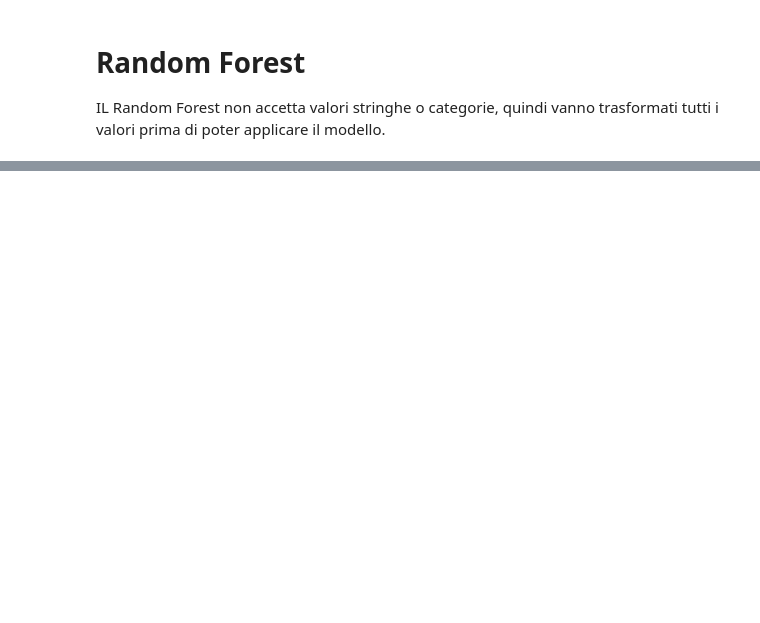
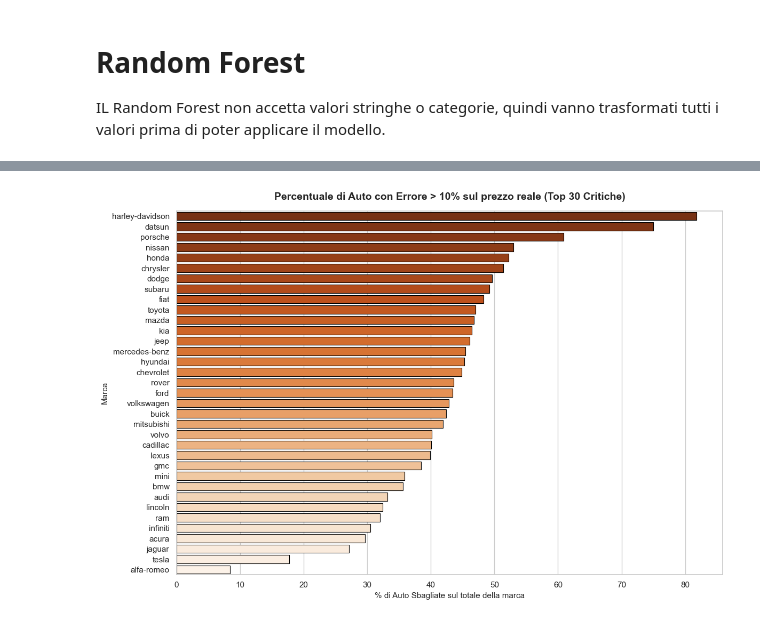
Before and after one commit to Vesp3x/verifica_finale, a Jupyter notebook: random_forest.ipynb, the cells around one changed output, grey strips where cells are left out. Cells and saved outputs as stored; diff of their text form; code cells hidden in the pictures; blank space fills up the shorter version.

```diff
--- a/random_forest.ipynb
+++ b/random_forest.ipynb
@@ -849,0 +378,96 @@ print("   -> File 'modello_random_forest.joblib' creato con successo!")
+# %%
+import numpy as np
+import pandas as pd
+import matplotlib.pyplot as plt
+import seaborn as sns
+
+# =========================================================================
+# 1. RECUPERO MARCHE E CALCOLO ERRORE RELATIVO
+# =========================================================================
+colonne_make = [col for col in X_wo_test.columns if col.startswith('make_')]
+
+if colonne_make:
+    marche_ricostruite = X_wo_test[colonne_make].idxmax(axis=1).str.replace('make_', '')
+else:
+    marche_ricostruite = X_wo_test['manufacturer']
+
+# Creiamo il DataFrame principale
+df_errori = pd.DataFrame({
+    'marca': marche_ricostruite,
+    'prezzo_reale': y_wo_test,
+    'prezzo_predetto': y_pred,
+    'errore_assoluto': np.abs(y_wo_test - y_pred)
+})
+
+# Calcoliamo l'errore relativo percentuale rispetto al prezzo REALE dell'auto
+# Esempio: se errore_assoluto è 1500 e il prezzo reale è 10000 -> 15%
+df_errori['errore_relativo_pct'] = (df_errori['errore_assoluto'] / df_errori['prezzo_reale']) * 100
+
+# =========================================================================
+# 2. AGGREGAZIONE CON SOGLIA DEL 10%
+# =========================================================================
+# 2a. Volumi totali per marca
+volumi_totali = df_errori.groupby('marca').size().to_frame('auto_totali')
+
+# 2b. Filtriamo le auto "sbagliate": l'errore percentuale supera il 10%
+df_sbagliate_oltre_10pct = df_errori[df_errori['errore_relativo_pct'] > 10.0]
+
+# 2c. Aggreghiamo i dati delle auto che superano la tolleranza
+analisi_marche = (
+    df_sbagliate_oltre_10pct.groupby('marca')
+    .agg(
+        auto_sbagliate=('errore_relativo_pct', 'count'),
+        mae_marca=('errore_assoluto', 'mean'),  # Errore medio in $ per quel brand
+        errore_relativo_medio=('errore_relativo_pct', 'mean') # Errore percentuale medio
+    )
+)
+
+# 2d. Uniamo i totali per calcolare l'indice di errore della marca
+analisi_marche = volumi_totali.join(analisi_marche, how='left').fillna({'auto_sbagliate': 0, 'mae_marca': 0, 'errore_relativo_medio': 0}).reset_index()
+
+# Percentuale di auto che hanno superato la barriera del 10% sul totale di quella marca
+analisi_marche['percentuale_auto_errate'] = (analisi_marche['auto_sbagliate'] / analisi_marche['auto_totali']) * 100
+
+# Ordiniamo la classifica per mettere in cima le marche con la PERCENTUALE PIÙ ALTA DI AUTO SBAGLIATE
+analisi_marche = analisi_marche.sort_values(by='percentuale_auto_errate', ascending=False).reset_index(drop=True)
+
+# =========================================================================
+# 3. STAMPA DELLA NUOVA TABELLA METRICA
+# =========================================================================
+print("=====================================================================================================")
+print("CLASSIFICA MARCHE: ORDINATA PER INCIDENZA DELLE AUTO ERRATE (ERRORE > 10%)")
+print("=====================================================================================================")
+print(analisi_marche[['marca', 'auto_sbagliate', 'auto_totali', 'percentuale_auto_errate', 'errore_relativo_medio', 'mae_marca']].head(35).to_string(index=False, formatters={
+    'auto_totali': '{:,.0f}'.format,
+    'auto_sbagliate': '{:,.0f}'.format,
+    'percentuale_auto_errate': '{:.1f}%'.format,
+    'errore_relativo_medio': '{:.1f}%'.format,
+    'mae_marca': '{:.2f} $'.format
+}))
+print("=====================================================================================================")
+
+# =========================================================================
+# 4. NUOVO GRAFICO SULL'INCIDENZA DELLO SBAGLIO
+# =========================================================================
+plt.figure(figsize=(12, 8))
+sns.set_theme(style="whitegrid")
+
+# Visualizziamo la percentuale di auto fallite per capire subito quali marche soffrono di più lo split
+sns.barplot(
+    x='percentuale_auto_errate',
+    y='marca',
+    data=analisi_marche.head(35), # Mostriamo le prime 30 critiche per non affollare l'asse Y
+    palette='Oranges_r',
+    hue='marca',
+    legend=False,
+    edgecolor='black',
+    linewidth=0.8
+)
+
+plt.title("Percentuale di Auto con Errore > 10% sul prezzo reale (Top 30 Critiche)", fontsize=14, fontweight='bold', pad=15)
+plt.xlabel("% di Auto Sbagliate sul totale della marca", fontsize=11)
+plt.ylabel("Marca", fontsize=11)
+
+plt.tight_layout()
+plt.show()
+# %% [output]
@@ -849,0 +491 @@ print("   -> File 'modello_random_forest.joblib' creato con successo!")
+[figure, added]
```
Also changed, not shown: parts of 43 cells of this notebook, 12 other files.
